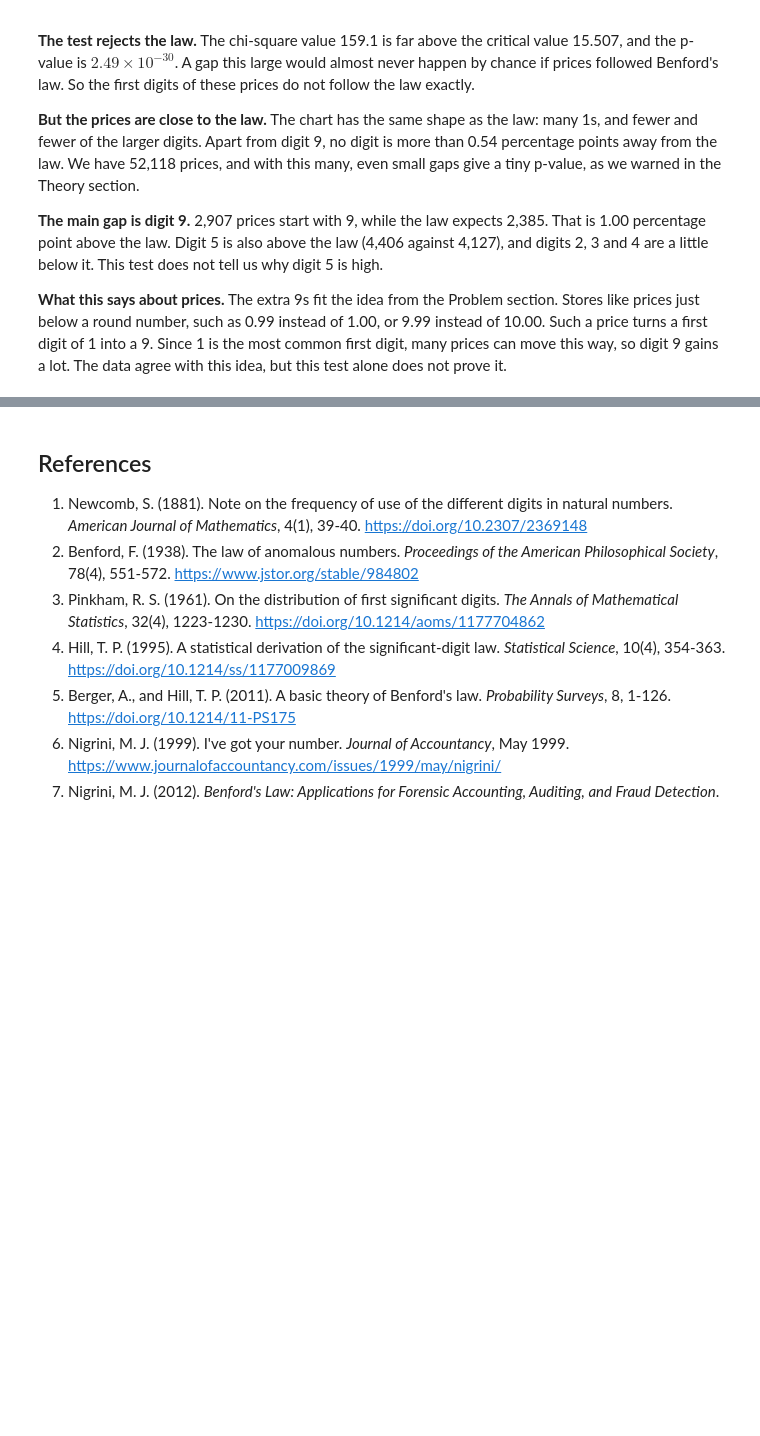
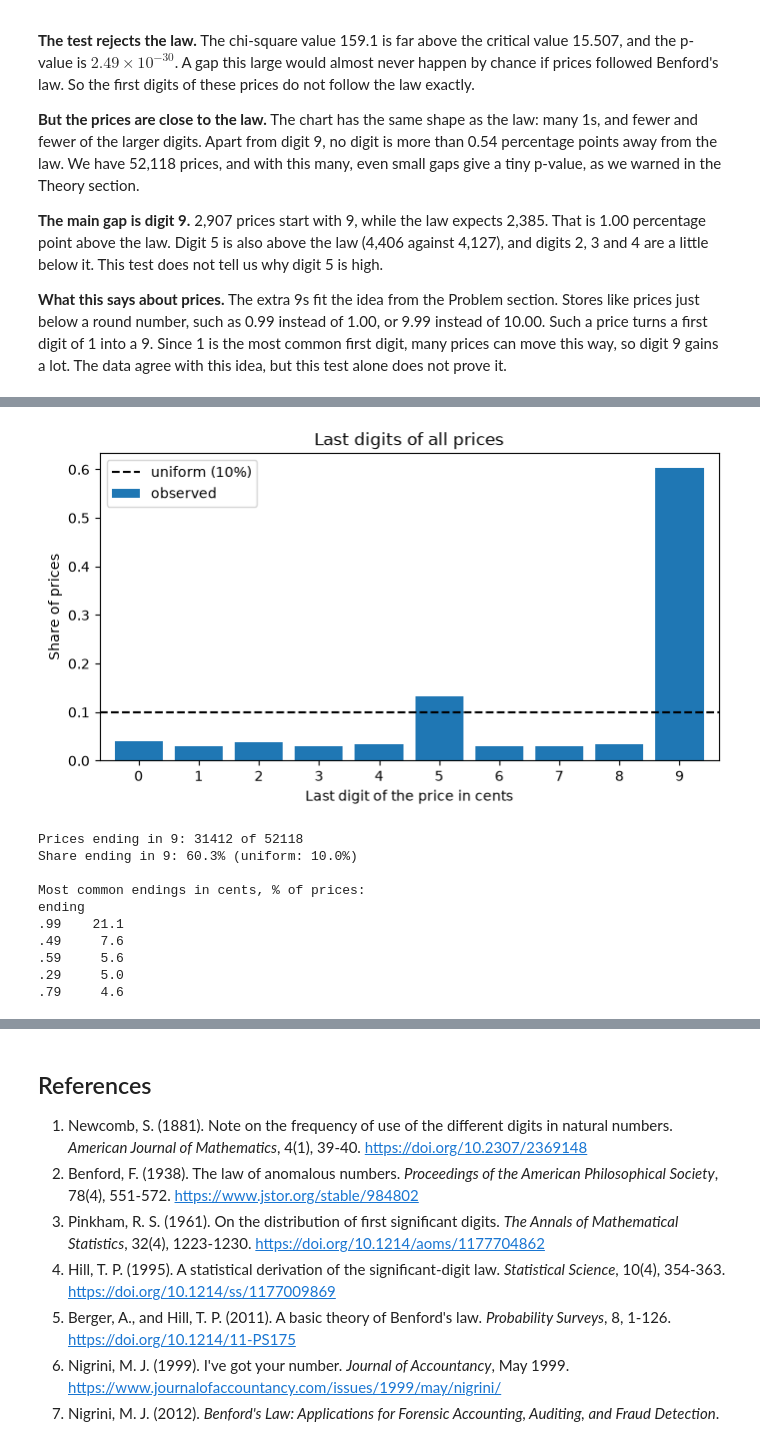
Before and after one commit to DeyvidDimitrov/softuni-task, a Jupyter notebook: notebook.ipynb, the cells around one changed output, grey strips where cells are left out. Drawn from its saved outputs; the diff is of its cells as text; code cells hidden in the pictures; blank space fills up the shorter version.

Commit message:
experiment 1, last digits of prices

```diff
--- a/notebook.ipynb
+++ b/notebook.ipynb
@@ -301,0 +308,31 @@ pd.DataFrame({
+# %%
+cents = benford.cents(prices["price"])
+last = (cents % 10).value_counts(normalize=True).sort_index()
+
+fig, ax = plt.subplots(figsize=(8, 4))
+last.plot.bar(ax=ax, rot=0, width=0.8, label="observed")
+ax.axhline(0.1, color="black", linestyle="--", label="uniform (10%)")
+ax.set_xlabel("Last digit of the price in cents")
+ax.set_ylabel("Share of prices")
+ax.set_title("Last digits of all prices")
+ax.legend()
+plt.show()
+
+print("Prices ending in 9:", (cents % 10 == 9).sum(), "of", len(cents))
+print(f"Share ending in 9: {100 * last[9]:.1f}% (uniform: 10.0%)")
+print()
+print("Most common endings in cents, % of prices:")
+endings = cents.map(lambda c: f".{c:02d}")
+print((100 * endings.value_counts(normalize=True).head(5).rename_axis("ending")).round(1).to_string())
+# %% [output]
+[figure, added]
+Prices ending in 9: 31412 of 52118
+Share ending in 9: 60.3% (uniform: 10.0%)
+
+Most common endings in cents, % of prices:
+ending
+.99    21.1
+.49     7.6
+.59     5.6
+.29     5.0
+.79     4.6
```
Also changed, not shown: parts of 2 cells of this notebook, 1 other file.
